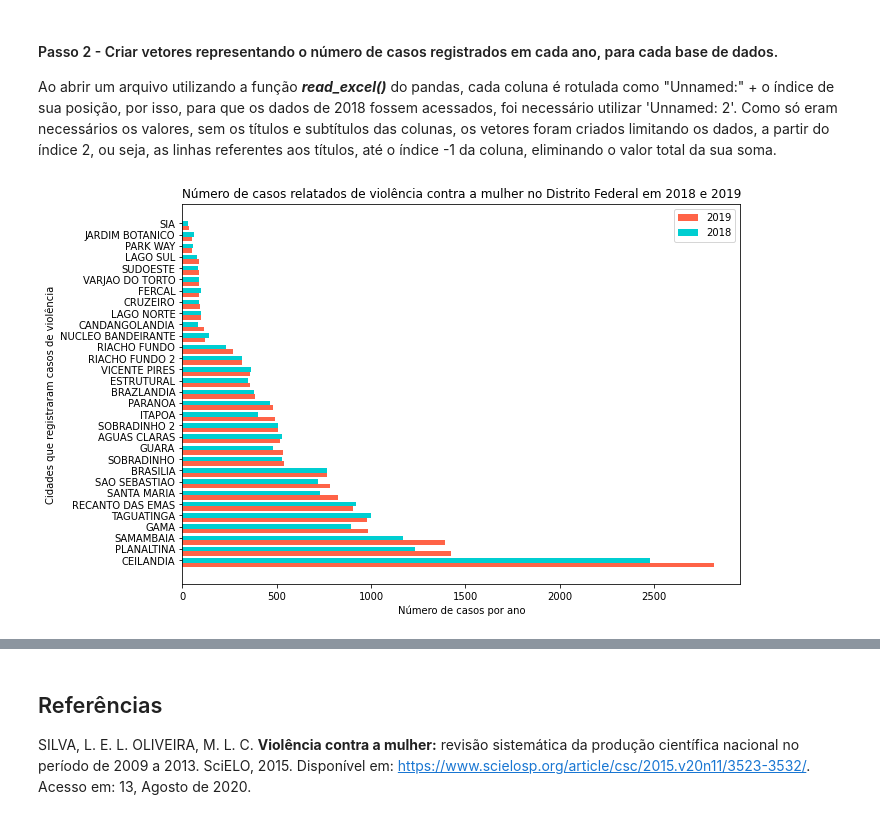
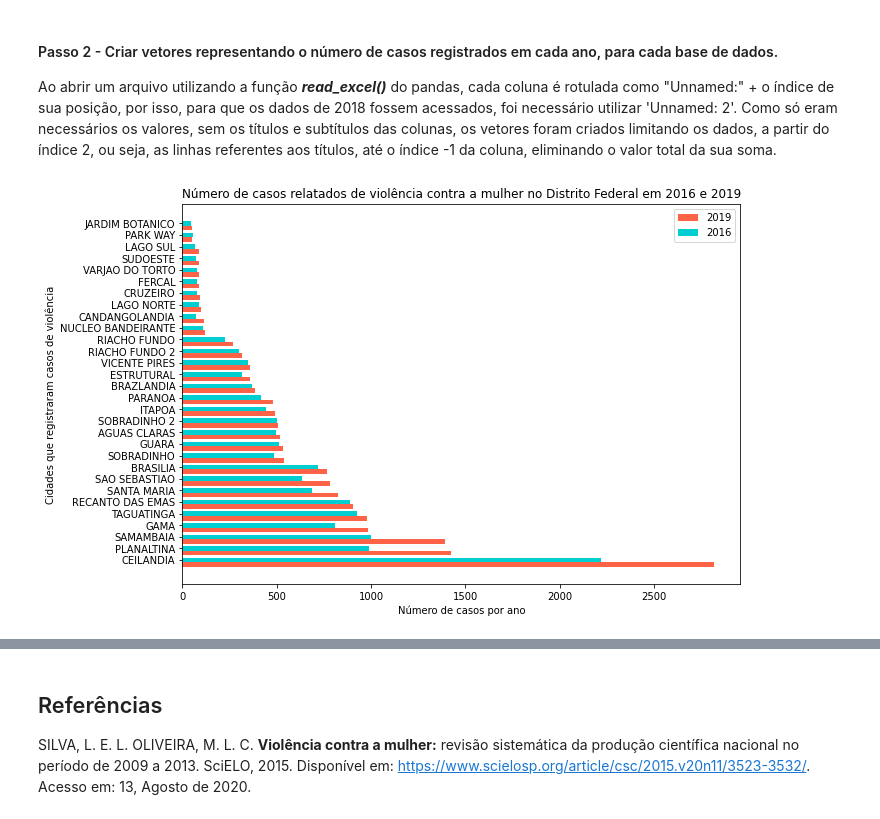
Before and after one commit to joaopsilvam/Projetos, a Jupyter notebook: Computação Científica com Python - Projeto Final.ipynb, the cells around one changed output, grey strips where cells are left out. Saved outputs shown, nothing was run; the diff lists cells and outputs as text; code cells hidden in the pictures.

```diff
--- a/Computação Científica com Python - Projeto Final.ipynb
+++ b/Computação Científica com Python - Projeto Final.ipynb
@@ -29,30 +27,27 @@ violencia_sexual = pd.read_excel('bases/Violencia.xls')
 Ao abrir um arquivo utilizando a função ***read_excel()*** do pandas, cada coluna é rotulada como "Unnamed:" + o índice de sua posição, por isso, para que os dados de 2018 fossem acessados, foi necessário utilizar 'Unnamed: 2'.
 Como só eram necessários os valores, sem os títulos e subtítulos das colunas, os vetores foram criados limitando os dados, a partir do índice 2, ou seja, as linhas referentes aos títulos, até o índice -1 da coluna, eliminando o valor total da sua soma.
 # %%
-fem_2018 = np.array(feminicidio['Unnamed: 2'][2:-1])
-mar_2018 = np.array(maria_da_penha['Unnamed: 2'][2:-1])
-vio_2018 = np.array(violencia_sexual['Unnamed: 2'][2:-1])
-
-fem_2019 = np.array(feminicidio['Unnamed: 3'][2:-1])
-mar_2019 = np.array(maria_da_penha['Unnamed: 3'][2:-1])
-vio_2019 = np.array(violencia_sexual['Unnamed: 3'][2:-1])
+mar_2016 = np.array(maria_da_penha['Unnamed: 2'][2:-1])
+mar_2017 = np.array(maria_da_penha['Unnamed: 3'][2:-1])
+mar_2018 = np.array(maria_da_penha['Unnamed: 4'][2:-1])
+mar_2019 = np.array(maria_da_penha['Unnamed: 5'][2:-1])
 # %%
 rotulos_mar = np.array(maria_da_penha['Unnamed: 1'][2:-1])
 height = 0.4
 
 r1 = np.arange(len(rotulos_mar))
 r2 = [x + height for x in r1]
 
 fig = plt.figure(figsize=(10,7))
 
 plt.barh(r1, mar_2019, label = '2019', height = height, color = '#FF6347')
-plt.barh(r2, mar_2018, label = '2018', height = height, color = '#00CED1')
+plt.barh(r2, mar_2016, label = '2016', height = height, color = '#00CED1')
 
 plt.legend()
 plt.xlabel("Número de casos por ano")
 plt.ylabel("Cidades que registraram casos de violência")
 plt.yticks([r + height for r in range(len(rotulos_mar))], rotulos_mar)
-plt.title("Número de casos relatados de violência contra a mulher no Distrito Federal em 2018 e 2019")
+plt.title("Número de casos relatados de violência contra a mulher no Distrito Federal em 2016 e 2019")
 plt.show()
 # %% [output]
-[figure, old version]
+[figure, new version]
```
Also changed, not shown: parts of 3 cells of this notebook.
